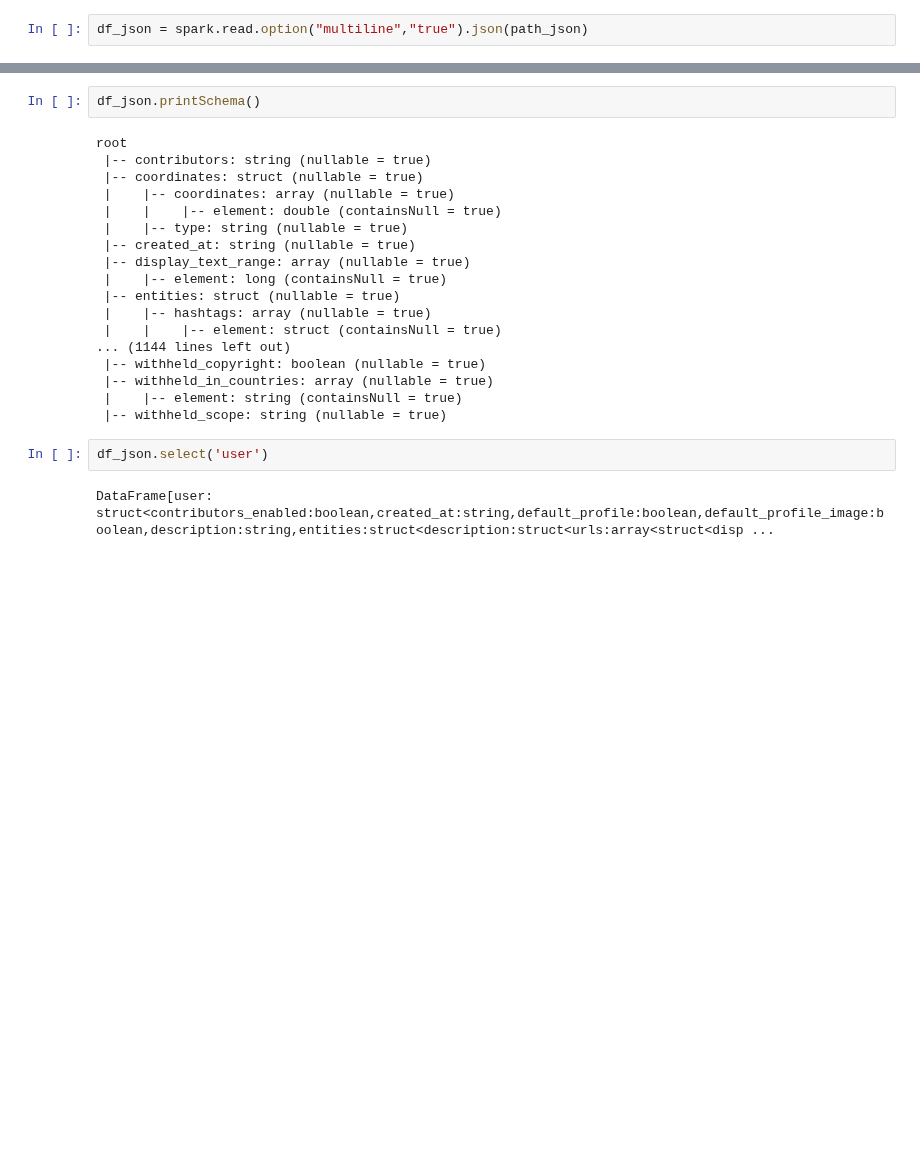
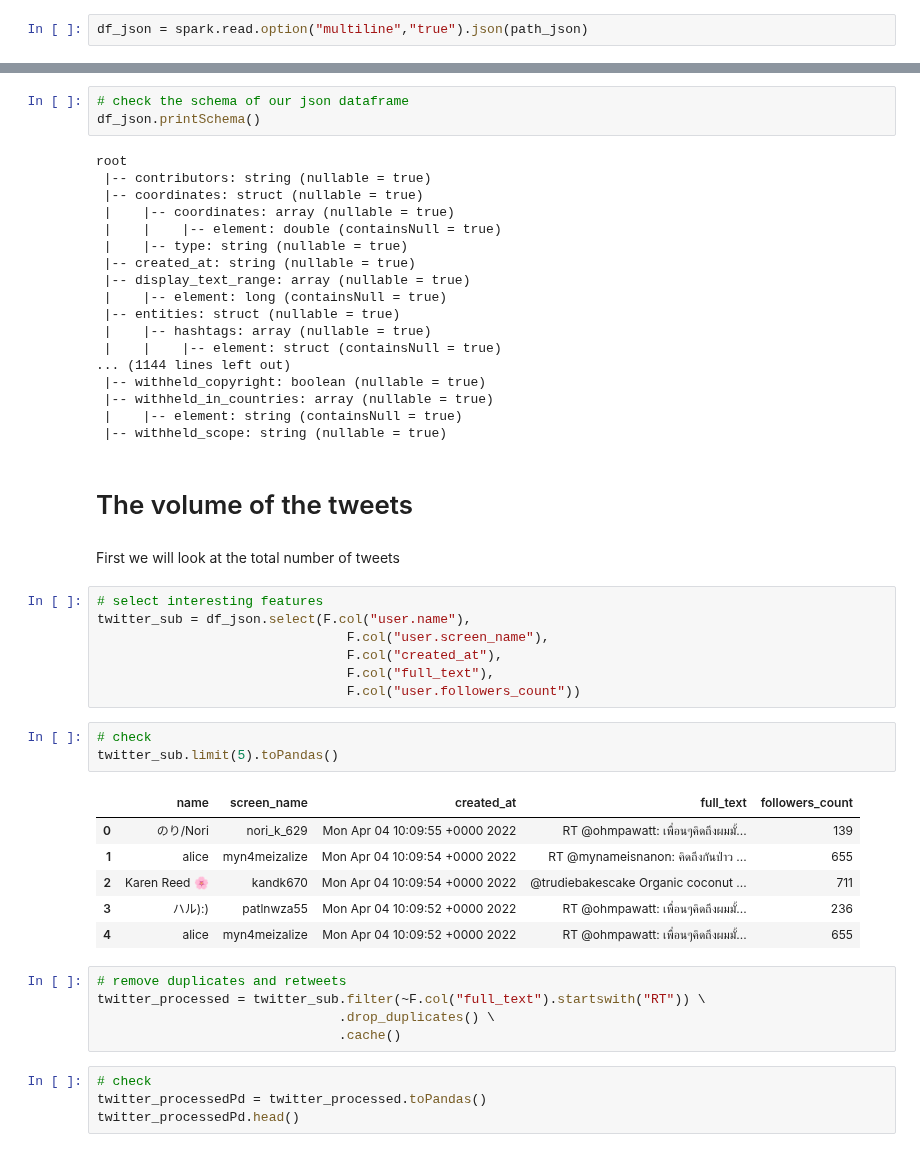
Before and after one commit to atyvaert/big-data, a Jupyter notebook: src/Exploration_Notebooks/Viktor_Exploration.ipynb, the cells around one changed output, grey strips where cells are left out. Drawn from its saved outputs; the diff is of its cells as text; blank space fills up the shorter version.

```diff
--- a/src/Exploration_Notebooks/Viktor_Exploration.ipynb
+++ b/src/Exploration_Notebooks/Viktor_Exploration.ipynb
@@ -39,4 +37,5 @@ df_json_entities.limit(5).toPandas()
 # %%
+# check the schema of our json dataframe
 df_json.printSchema()
 # %% [output]
 root
@@ -56,7 +55,33 @@ root
  |-- withheld_in_countries: array (nullable = true)
  |    |-- element: string (containsNull = true)
  |-- withheld_scope: string (nullable = true)
-# %%
-df_json.select('user')
-# %% [output]
-DataFrame[user: struct<contributors_enabled:boolean,created_at:string,default_profile:boolean,default_profile_image:boolean,description:string,entities:struct<description:struct<urls:array<struct<disp ...
+# %% [markdown]
+# The volume of the tweets
+# %% [markdown]
+First we will look at the total number of tweets
+# %%
+# select interesting features
+twitter_sub = df_json.select(F.col("user.name"),
+                                F.col("user.screen_name"),
+                                F.col("created_at"),
+                                F.col("full_text"),
+                                F.col("user.followers_count"))
+# %%
+# check
+twitter_sub.limit(5).toPandas()
+# %% [output]
+|  | name | screen_name | created_at | full_text | followers_count |
+| 0 | のり/Nori | nori_k_629 | Mon Apr 04 10:09:55 +0000 2022 | RT @ohmpawatt: เพื่อนๆคิดถึงผมมั้... | 139 |
+| 1 | alice | myn4meizalize | Mon Apr 04 10:09:54 +0000 2022 | RT @mynameisnanon: คิดถึงกันป่าว ... | 655 |
+| 2 | Karen Reed 🌸 | kandk670 | Mon Apr 04 10:09:54 +0000 2022 | @trudiebakescake Organic coconut ... | 711 |
+| 3 | ハル):) | patlnwza55 | Mon Apr 04 10:09:52 +0000 2022 | RT @ohmpawatt: เพื่อนๆคิดถึงผมมั้... | 236 |
+| 4 | alice | myn4meizalize | Mon Apr 04 10:09:52 +0000 2022 | RT @ohmpawatt: เพื่อนๆคิดถึงผมมั้... | 655 |
+# %%
+# remove duplicates and retweets
+twitter_processed = twitter_sub.filter(~F.col("full_text").startswith("RT")) \
+                               .drop_duplicates() \
+                               .cache()
+# %%
+# check
+twitter_processedPd = twitter_processed.toPandas()
+twitter_processedPd.head()
```
Also changed, not shown: parts of 30 cells of this notebook.
